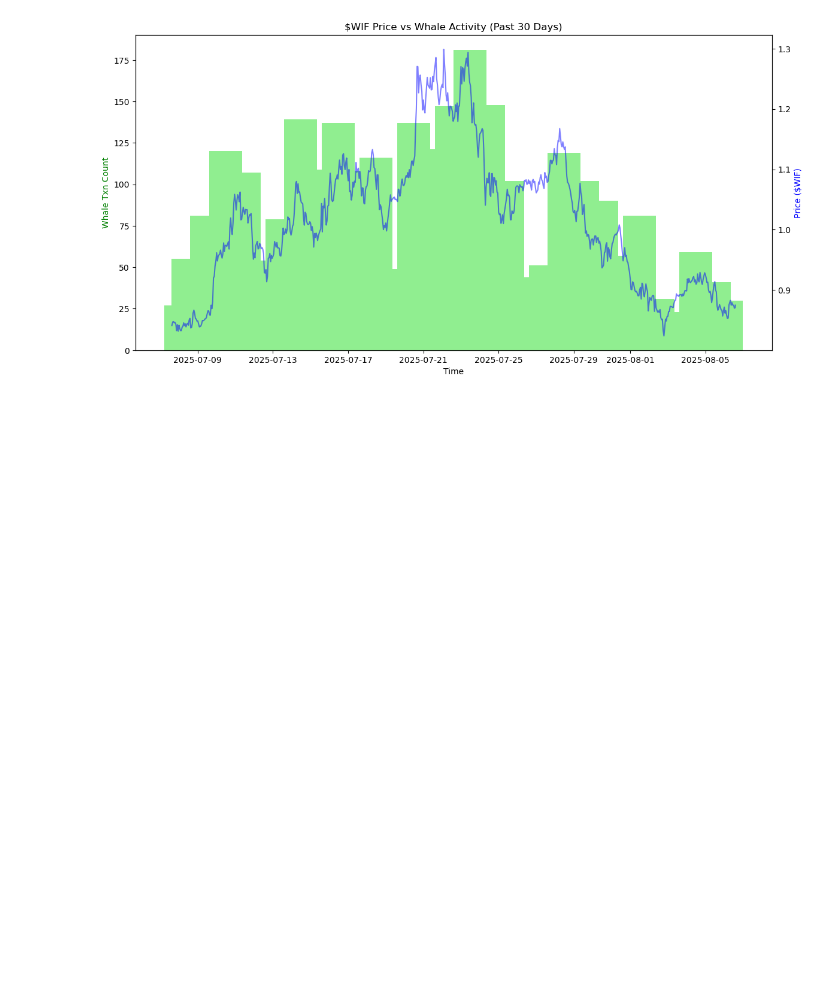
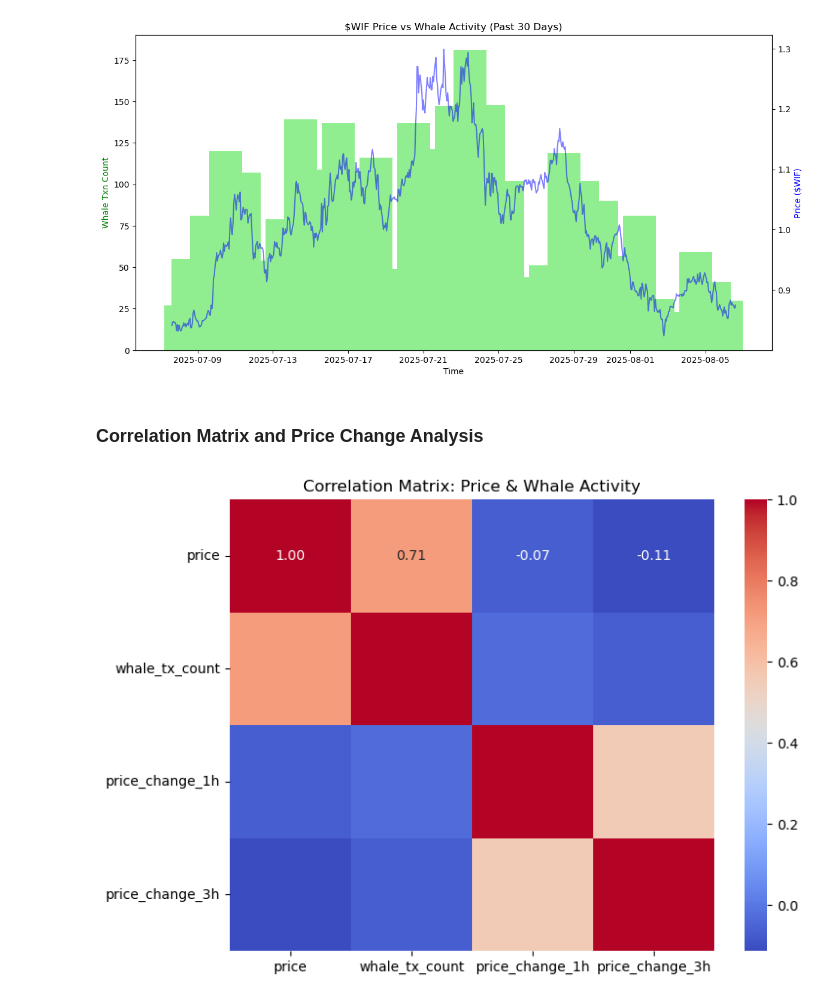
Before and after one commit to CHINEDU-UZORUE/web3-mini-capstone, a Jupyter notebook: minic/Notebooks/04_visualize.ipynb, the cells around one changed output. Cells and saved outputs as stored; diff of their text form; code cells hidden in the pictures; blank space fills up the shorter version.

Commit message:
Added new charts

```diff
--- a/minic/Notebooks/04_visualize.ipynb
+++ b/minic/Notebooks/04_visualize.ipynb
@@ -28,3 +28,25 @@ plt.title('$WIF Price vs Whale Activity (Past 30 Days)')
 plt.show()
 # %% [output]
 [figure]
+# %% [markdown]
+### Correlation Matrix and Price Change Analysis
+# %%
+import seaborn as sns
+
+# Calculate 1-hour and 3-hour price changes
+df['price_change_1h'] = df['price'].shift(-1) - df['price']
+df['price_change_3h'] = df['price'].shift(-3) - df['price']
+
+# Drop rows with NaNs due to shifting
+df_clean = df.dropna(subset=['price_change_1h', 'price_change_3h'])
+
+# Correlation matrix
+corr = df_clean[['price', 'whale_tx_count', 'price_change_1h', 'price_change_3h']].corr()
+
+# Plot correlation heatmap
+plt.figure(figsize=(8, 6))
+sns.heatmap(corr, annot=True, cmap='coolwarm', fmt=".2f")
+plt.title('Correlation Matrix: Price & Whale Activity')
+plt.show()
+# %% [output]
+[figure, added]
```
Also changed, not shown: parts of 4 cells of this notebook, 19 other files.
